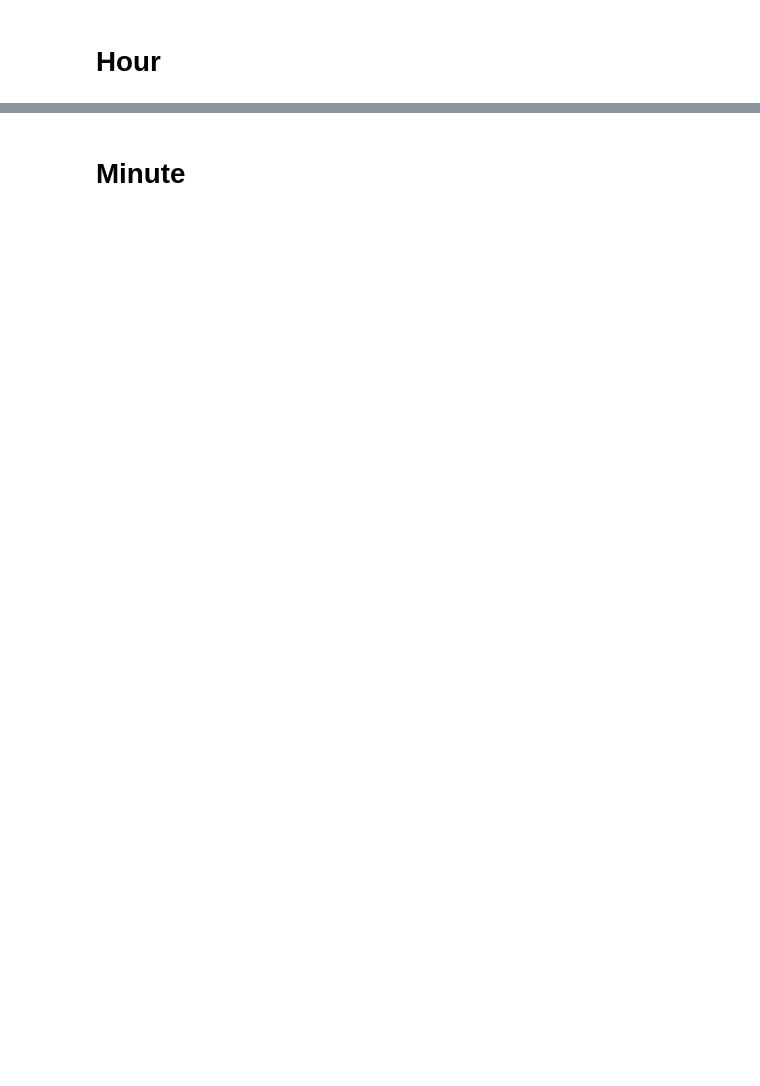
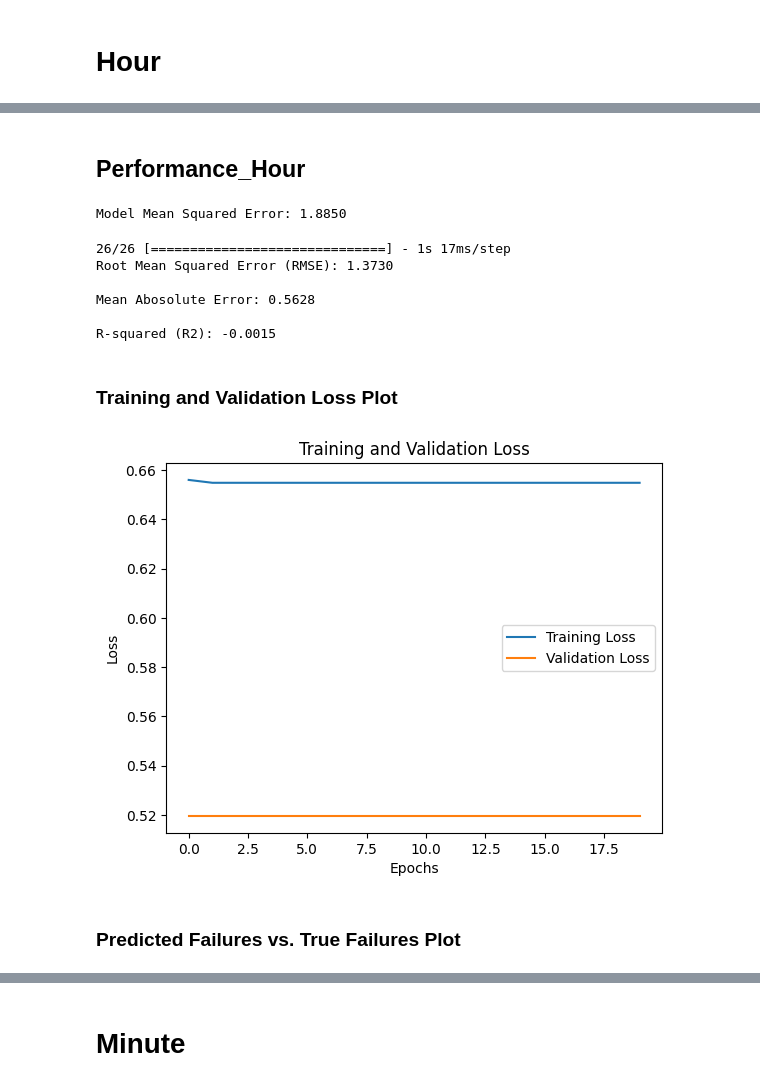
Before and after one commit to yyzangg/honours-programme-project, a Jupyter notebook: TCN.ipynb, the cells around one changed output, grey strips where cells are left out. Saved outputs shown, nothing was run; the diff lists cells and outputs as text; code cells hidden in the pictures; blank space fills up the shorter version.

```diff
--- a/TCN.ipynb
+++ b/TCN.ipynb
@@ -283,7 +271,7 @@ tcn_model_hour = Sequential([
 tcn_model_hour.compile(loss='mean_squared_error', optimizer='adam', metrics=['mean_squared_error'])
 
 # Train the model
-tcn_model_hour.fit(X_train_hour, y_train_hour, epochs=20, batch_size=32, validation_split=0.15)
+history_hour = tcn_model_hour.fit(X_train_hour, y_train_hour, epochs=20, batch_size=32, validation_split=0.15)
 # %% [output]
 Minimum value of target variable: -0.44004356707964004
 Maximum value of target variable: 22.33986610637043
@@ -305,0 +293,45 @@ Epoch 20/20
+# %% [markdown]
+## Performance_Hour
+# %%
+# Evaluate the model using Mean Squared Error
+mse_hour = tcn_model_hour.evaluate(X_test_hour, y_test_hour, verbose=0)[1]
+print(f'Model Mean Squared Error: {mse_hour:.4f}\n')
+# %% [output]
+Model Mean Squared Error: 1.8850
+# %%
+# Evaluate model on test data
+y_pred_hour = tcn_model_hour.predict(X_test_hour)
+
+# Calculate Root Mean Squared Error
+rmse_hour = mean_squared_error(y_test_hour, y_pred_hour, squared=False)
+print(f'Root Mean Squared Error (RMSE): {rmse_hour:.4f}\n')
+
+# Calculate Mean Absolute Error
+mae_hour = mean_absolute_error(y_test_hour, y_pred_hour)
+print(f'Mean Abosolute Error: {mae_hour:.4f}\n')
+
+# Calculate R-squared
+r2_hour = r2_score(y_test_hour, y_pred_hour)
+print(f'R-squared (R2): {r2_hour:.4f}\n')
+# %% [output]
+26/26 [==============================] - 1s 17ms/step
+Root Mean Squared Error (RMSE): 1.3730
+
+Mean Abosolute Error: 0.5628
+
+R-squared (R2): -0.0015
+# %% [markdown]
+### Training and Validation Loss Plot
+# %%
+# Plot training and validation loss
+plt.plot(history_hour.history['loss'], label='Training Loss')
+plt.plot(history_hour.history['val_loss'], label='Validation Loss')
+plt.xlabel('Epochs')
+plt.ylabel('Loss')
+plt.title('Training and Validation Loss')
+plt.legend()
+plt.show()
+# %% [output]
+[figure, added]
+# %% [markdown]
+### Predicted Failures vs. True Failures Plot
```
Also changed, not shown: parts of 20 cells of this notebook, 6 other files.
